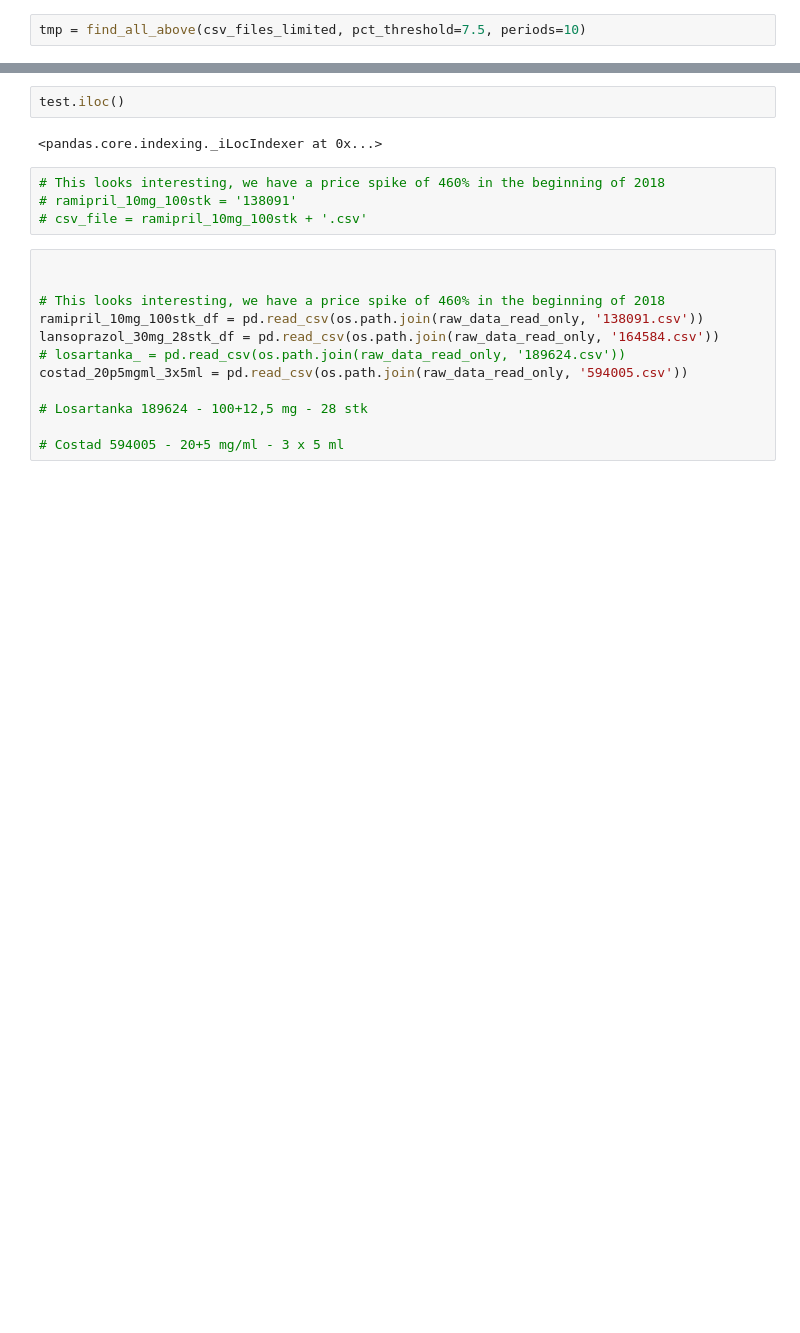
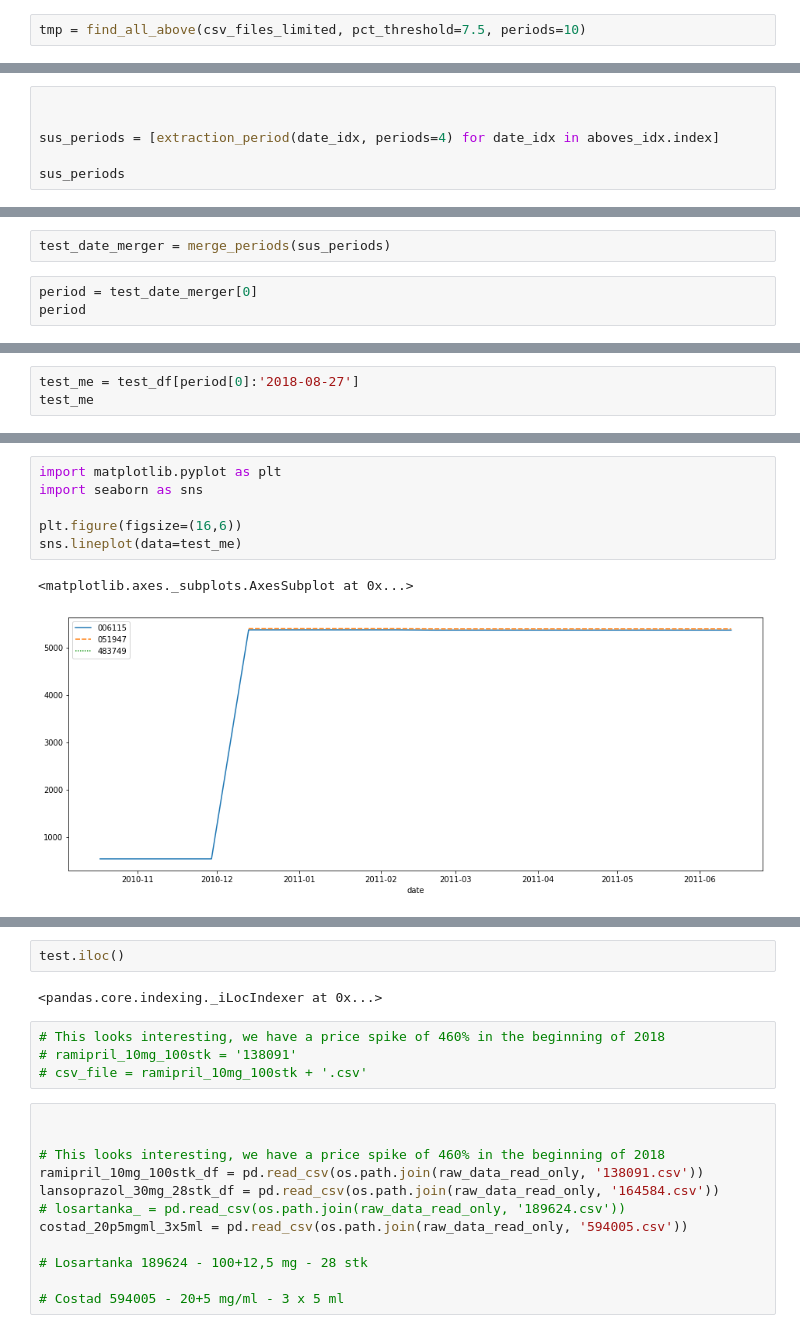
Before and after one commit to blackplague/sds2019, a Jupyter notebook: exam/sds2019_exam_analyzer.ipynb, the cells around one changed output, grey strips where cells are left out. Cells and saved outputs as stored; diff of their text form; blank space fills up the shorter version.

Commit message:
Add datetime period merger

```diff
--- a/exam/sds2019_exam_analyzer.ipynb
+++ b/exam/sds2019_exam_analyzer.ipynb
@@ -191,0 +332,6 @@ test = tmp['512521']
+# %%
+
+
+sus_periods = [extraction_period(date_idx, periods=4) for date_idx in aboves_idx.index]
+
+sus_periods
@@ -191,0 +411,5 @@ test = tmp['512521']
+# %%
+test_date_merger = merge_periods(sus_periods)
+# %%
+period = test_date_merger[0]
+period
@@ -191,0 +455,3 @@ test = tmp['512521']
+# %%
+test_me = test_df[period[0]:'2018-08-27']
+test_me
@@ -191,0 +478,9 @@ test = tmp['512521']
+# %%
+import matplotlib.pyplot as plt
+import seaborn as sns
+
+plt.figure(figsize=(16,6))
+sns.lineplot(data=test_me)
+# %% [output]
+<matplotlib.axes._subplots.AxesSubplot at 0x...>
+[figure, added]
```
Also changed, not shown: parts of 40 cells of this notebook.
